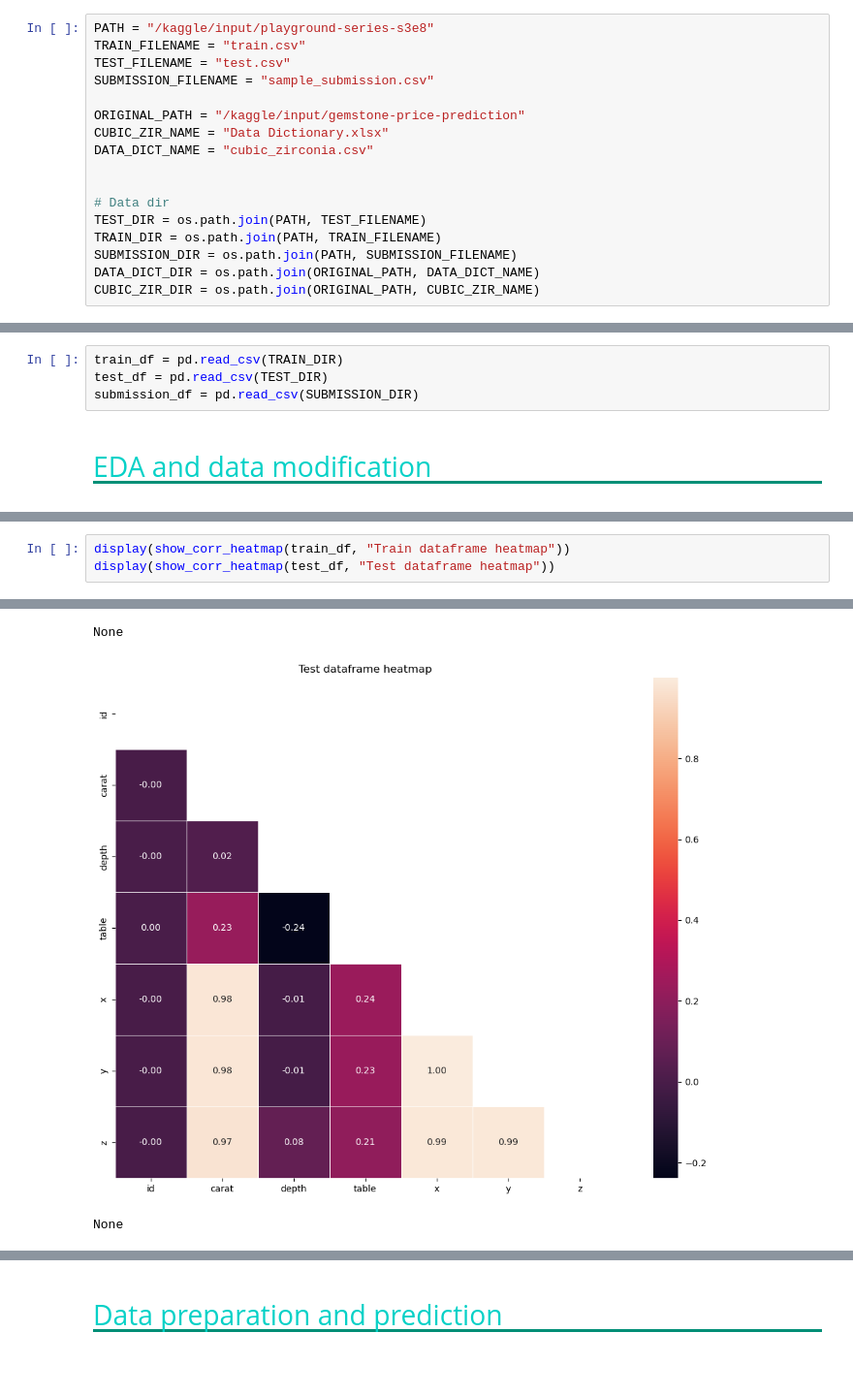
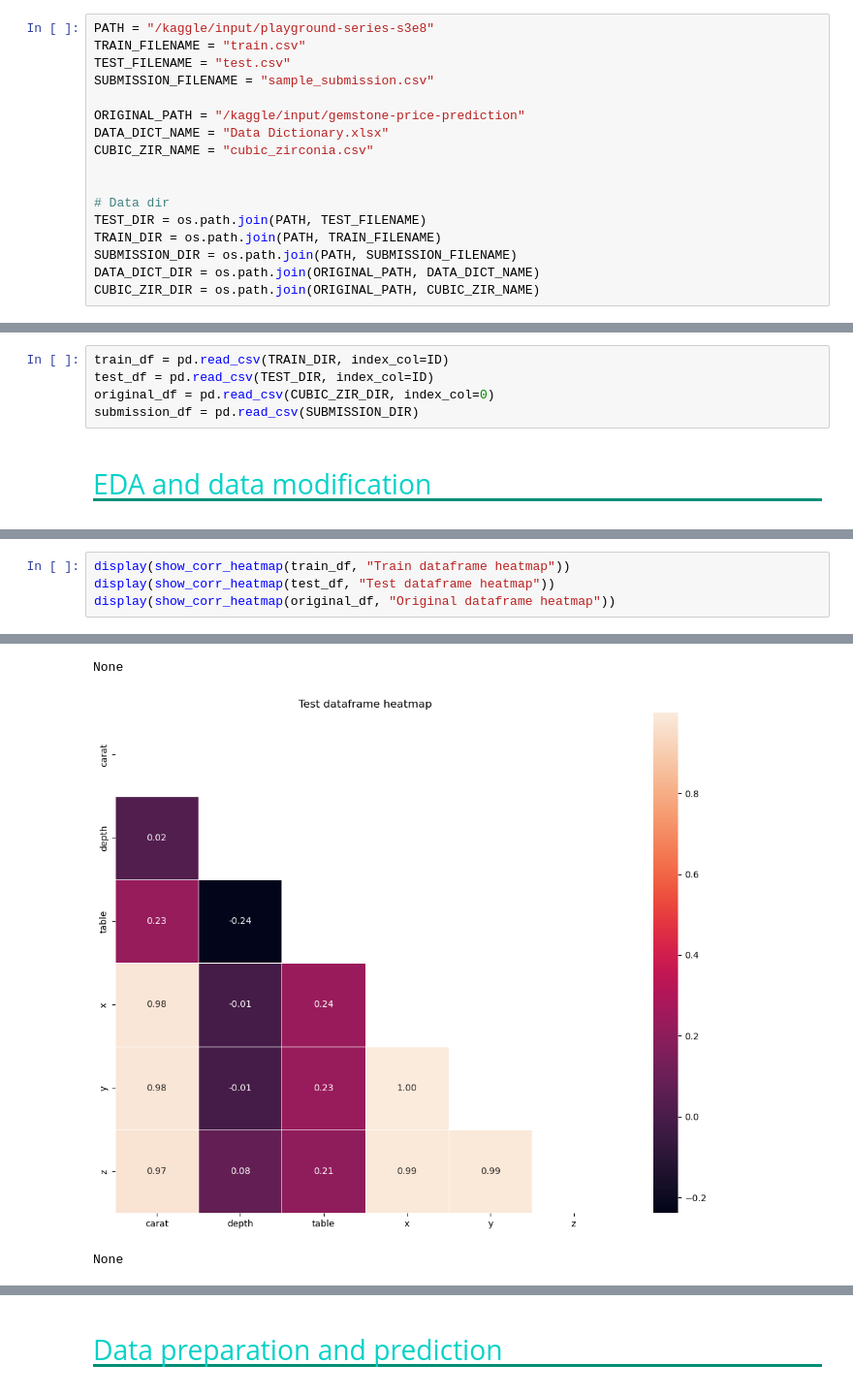
Before and after one commit to fxop0218/PlayGround-Kaggle-Series3, a Jupyter notebook: ps-s3-e8-eda-model-en-es.ipynb, the cells around one changed output, grey strips where cells are left out. Shown at 97% size. Saved outputs shown, nothing was run; the diff lists cells and outputs as text.

```diff
--- a/ps-s3-e8-eda-model-en-es.ipynb
+++ b/ps-s3-e8-eda-model-en-es.ipynb
@@ -90,8 +91,8 @@ TEST_FILENAME = "test.csv"
 SUBMISSION_FILENAME = "sample_submission.csv"
 
 ORIGINAL_PATH = "/kaggle/input/gemstone-price-prediction"
-CUBIC_ZIR_NAME = "Data Dictionary.xlsx"
-DATA_DICT_NAME = "cubic_zirconia.csv"
+DATA_DICT_NAME = "Data Dictionary.xlsx"
+CUBIC_ZIR_NAME = "cubic_zirconia.csv"
 
 
 # Data dir
@@ -211,8 +212,9 @@ def pie_plot(df: pd.DataFrame, hover_temp: str = "Status: ",
 # %% [markdown]
 ## <p style="font-family:Consolas Mono; font-weight:normal; letter-spacing: 2px; color:#06D1C7; font-size:130%; text-align:left;padding: 0px; border-bottom: 3px solid #008F77">Import data</p>
 # %%
-train_df = pd.read_csv(TRAIN_DIR)
-test_df = pd.read_csv(TEST_DIR)
+train_df = pd.read_csv(TRAIN_DIR, index_col=ID)
+test_df = pd.read_csv(TEST_DIR, index_col=ID)
+original_df = pd.read_csv(CUBIC_ZIR_DIR, index_col=0)
 submission_df = pd.read_csv(SUBMISSION_DIR)
 # %% [markdown]
 ## <p style="font-family:Consolas Mono; font-weight:normal; letter-spacing: 2px; color:#06D1C7; font-size:130%; text-align:left;padding: 0px; border-bottom: 3px solid #008F77">EDA and data modification</p>
@@ -246,4 +249,5 @@ array(['id', 'carat', 'cut', 'color', 'clarity', 'depth', 'table', 'x',
 # %%
 display(show_corr_heatmap(train_df, "Train dataframe heatmap"))
 display(show_corr_heatmap(test_df, "Test dataframe heatmap"))
+display(show_corr_heatmap(original_df, "Original dataframe heatmap"))
 # %% [output]
@@ -251,3 +255,3 @@ display(show_corr_heatmap(test_df, "Test dataframe heatmap"))
 None
-[figure, old version]
+[figure, new version]
 None
```
Also changed, not shown: parts of 15 cells of this notebook.
